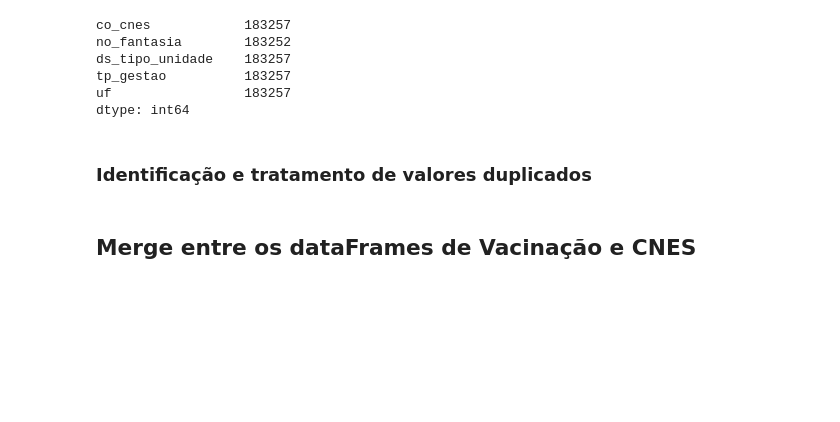
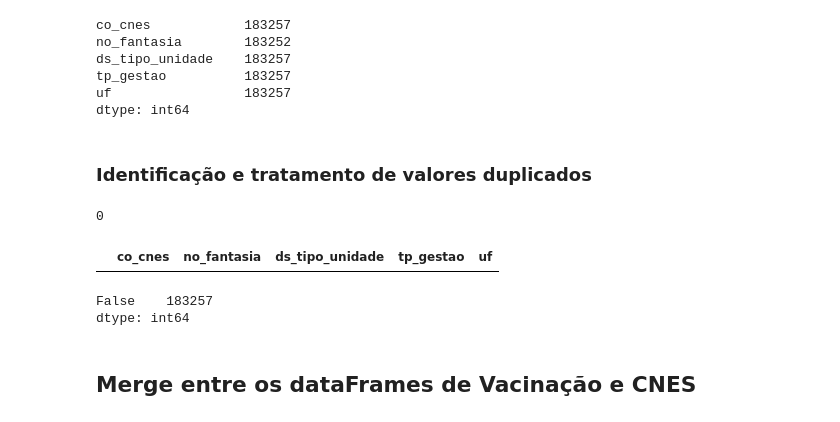
Before and after one commit to massaoiwanaga/topespsi, a Jupyter notebook: TESI_VAC_COVID.ipynb, the cells around one changed output. Saved outputs shown, nothing was run; the diff lists cells and outputs as text; code cells hidden in the pictures; blank space fills up the shorter version.

```diff
--- a/TESI_VAC_COVID.ipynb
+++ b/TESI_VAC_COVID.ipynb
@@ -920,3 +940,22 @@ dtype: int64
+# %%
+#Lista todos os registros em que o "co_cnes" apareça mais de 2 vezes
+duplicados_CNESmais2 = df_cnes[df_cnes['co_cnes'].isin(df_cnes['co_cnes'].value_counts()[df_cnes['co_cnes'].value_counts()>2].index)].sort_values(by=["co_cnes"])
+# %%
+# Quantos são os que tem mais de dois registros duplicados e listagem dos primeiros casos
+print(len(duplicados_CNESmais2))
+duplicados_CNESmais2.head(10)
+# %% [output]
+0
+|  | co_cnes | no_fantasia | ds_tipo_unidade | tp_gestao | uf |
+# %%
+# Pra garantir que não existe duplicidade será feito mais esse teste
+
+# Verifica quantos registros contém o campo 'co_cnes' em duplicidade
+# Não considera a primeira ocorrência como duplicada
+df_cnes.duplicated(subset=['co_cnes']).value_counts()
+# %% [output]
+False    183257
+dtype: int64
 # %% [markdown]
 ## Merge entre os dataFrames de Vacinação e CNES
 # %%
```
Also changed, not shown: parts of 40 cells of this notebook.
